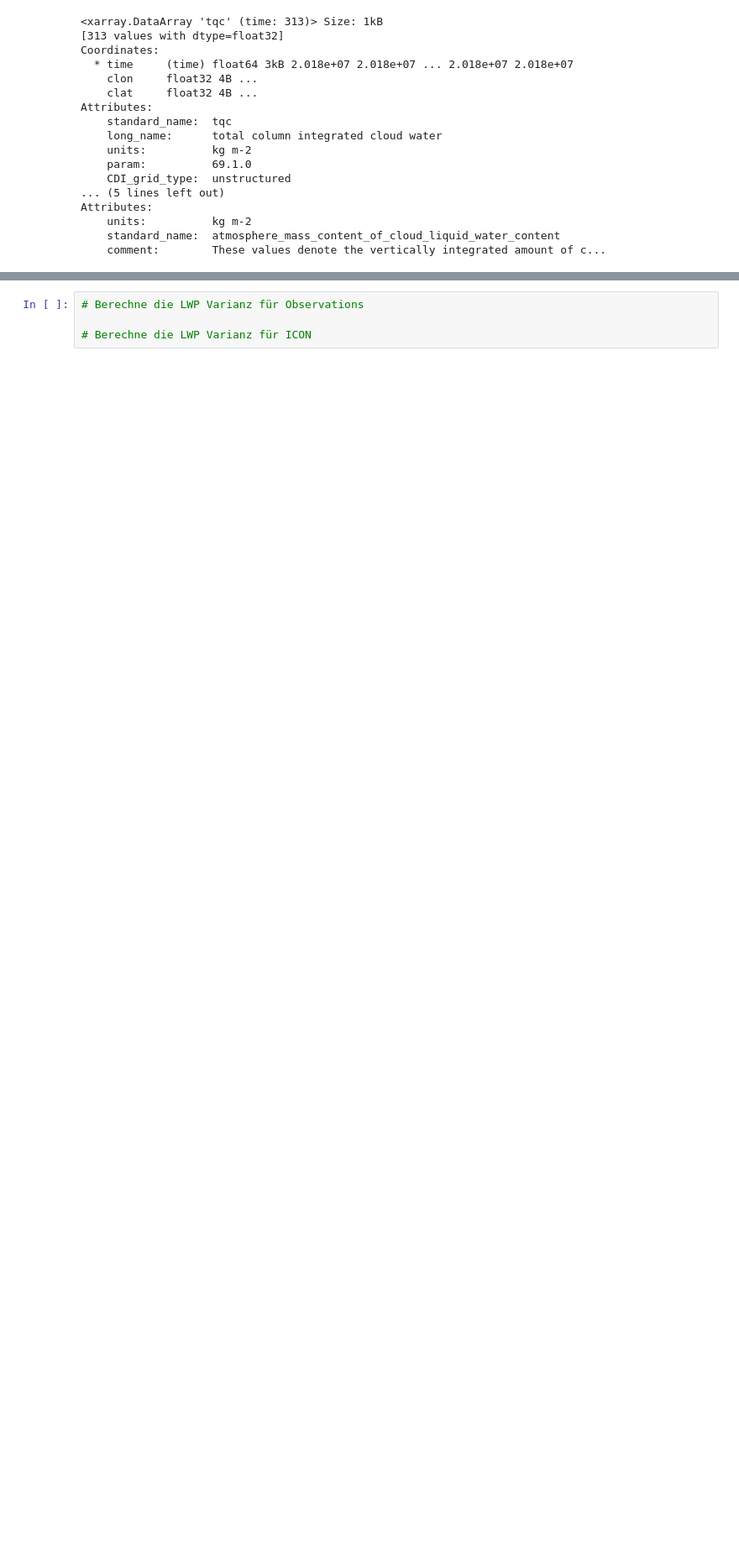
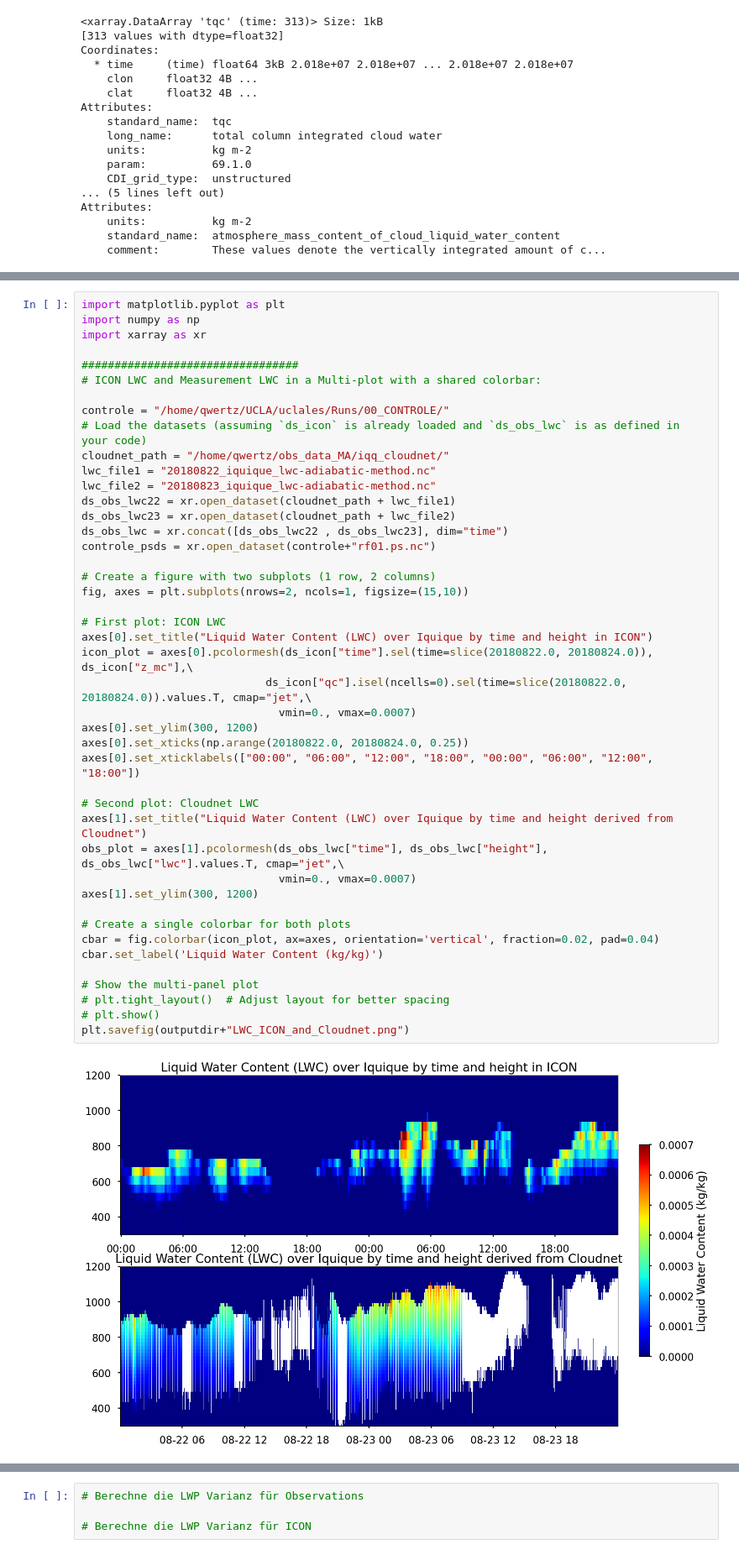
Before and after one commit to apschera2023uzk/MA_Coastal_Sc, a Jupyter notebook: 02_Further_LWP_statistics.ipynb, the cells around one changed output, grey strips where cells are left out. Shown at 84% size. Cells and saved outputs as stored; diff of their text form; blank space fills up the shorter version.

```diff
--- a/02_Further_LWP_statistics.ipynb
+++ b/02_Further_LWP_statistics.ipynb
@@ -295,0 +370,46 @@ overleaped timestep:  20180824  to  20180822.0
+# %%
+import matplotlib.pyplot as plt
+import numpy as np
+import xarray as xr
+
+#################################
+# ICON LWC and Measurement LWC in a Multi-plot with a shared colorbar:
+
+controle = "/home/qwertz/UCLA/uclales/Runs/00_CONTROLE/"
+# Load the datasets (assuming `ds_icon` is already loaded and `ds_obs_lwc` is as defined in your code)
+cloudnet_path = "/home/qwertz/obs_data_MA/iqq_cloudnet/"
+lwc_file1 = "20180822_iquique_lwc-adiabatic-method.nc"
+lwc_file2 = "20180823_iquique_lwc-adiabatic-method.nc"
+ds_obs_lwc22 = xr.open_dataset(cloudnet_path + lwc_file1)
+ds_obs_lwc23 = xr.open_dataset(cloudnet_path + lwc_file2)
+ds_obs_lwc = xr.concat([ds_obs_lwc22 , ds_obs_lwc23], dim="time")
+controle_psds = xr.open_dataset(controle+"rf01.ps.nc")
+
+# Create a figure with two subplots (1 row, 2 columns)
+fig, axes = plt.subplots(nrows=2, ncols=1, figsize=(15,10))
+
+# First plot: ICON LWC
+axes[0].set_title("Liquid Water Content (LWC) over Iquique by time and height in ICON")
+icon_plot = axes[0].pcolormesh(ds_icon["time"].sel(time=slice(20180822.0, 20180824.0)), ds_icon["z_mc"],\
+                            ds_icon["qc"].isel(ncells=0).sel(time=slice(20180822.0, 20180824.0)).values.T, cmap="jet",\
+                              vmin=0., vmax=0.0007)
+axes[0].set_ylim(300, 1200)
+axes[0].set_xticks(np.arange(20180822.0, 20180824.0, 0.25))
+axes[0].set_xticklabels(["00:00", "06:00", "12:00", "18:00", "00:00", "06:00", "12:00", "18:00"])
+
+# Second plot: Cloudnet LWC
+axes[1].set_title("Liquid Water Content (LWC) over Iquique by time and height derived from Cloudnet")
+obs_plot = axes[1].pcolormesh(ds_obs_lwc["time"], ds_obs_lwc["height"], ds_obs_lwc["lwc"].values.T, cmap="jet",\
+                              vmin=0., vmax=0.0007)
+axes[1].set_ylim(300, 1200)
+
+# Create a single colorbar for both plots
+cbar = fig.colorbar(icon_plot, ax=axes, orientation='vertical', fraction=0.02, pad=0.04)
+cbar.set_label('Liquid Water Content (kg/kg)')
+
+# Show the multi-panel plot
+# plt.tight_layout()  # Adjust layout for better spacing
+# plt.show()
+plt.savefig(outputdir+"LWC_ICON_and_Cloudnet.png")
+# %% [output]
+[figure, added]
```
Also changed, not shown: parts of 6 cells of this notebook, 15 other files.
